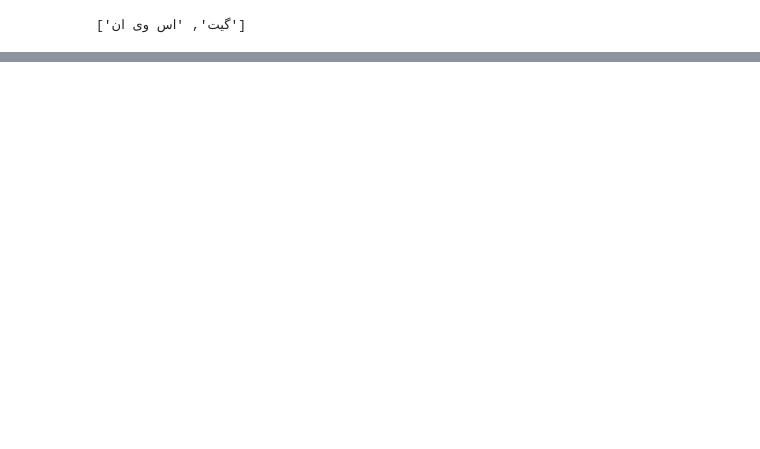
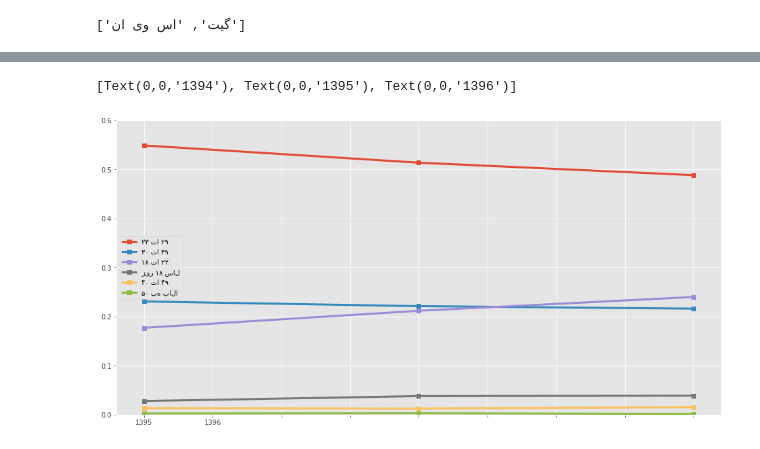
Before and after one commit to saeedesmaili/iran-developers-salary, a Jupyter notebook: Analysis-draft.ipynb, the cells around one changed output, grey strips where cells are left out. Cells and saved outputs as stored; diff of their text form; code cells hidden in the pictures; blank space fills up the shorter version.

Commit message:
plot the age

```diff
--- a/Analysis-draft.ipynb
+++ b/Analysis-draft.ipynb
@@ -257,3 +257,9 @@ df_96.head()
 df_96.source_control[2]
 # %% [output]
 ['گیت', 'اس وی ان']
+# %%
+df_age = pd.DataFrame(df_94.age.value_counts(normalize=True))
+df_age.columns = ("1394",)
+df_age["1395"] = df_95.age.value_counts(normalize=True)
+df_age["1396"] = df_96.age.value_counts(normalize=True)
+df_age
@@ -259,0 +274,9 @@ df_96.source_control[2]
+# %%
+ax = df_age.T.plot(kind="line", style="s-", figsize=(16,8), linewidth=3)
+
+plt.gca().set_ylim([0,.6])
+
+ax.set_xticklabels(df_age.columns)
+# %% [output]
+[Text(0,0,'1394'), Text(0,0,'1395'), Text(0,0,'1396')]
+[figure, added]
```
Also changed, not shown: parts of 1 cell of this notebook.
